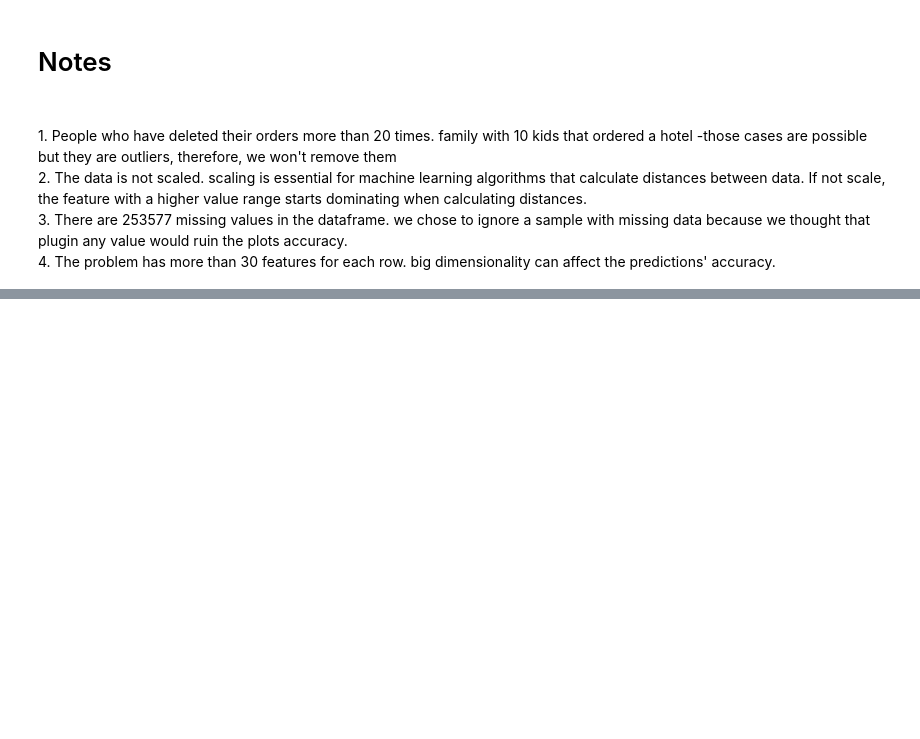
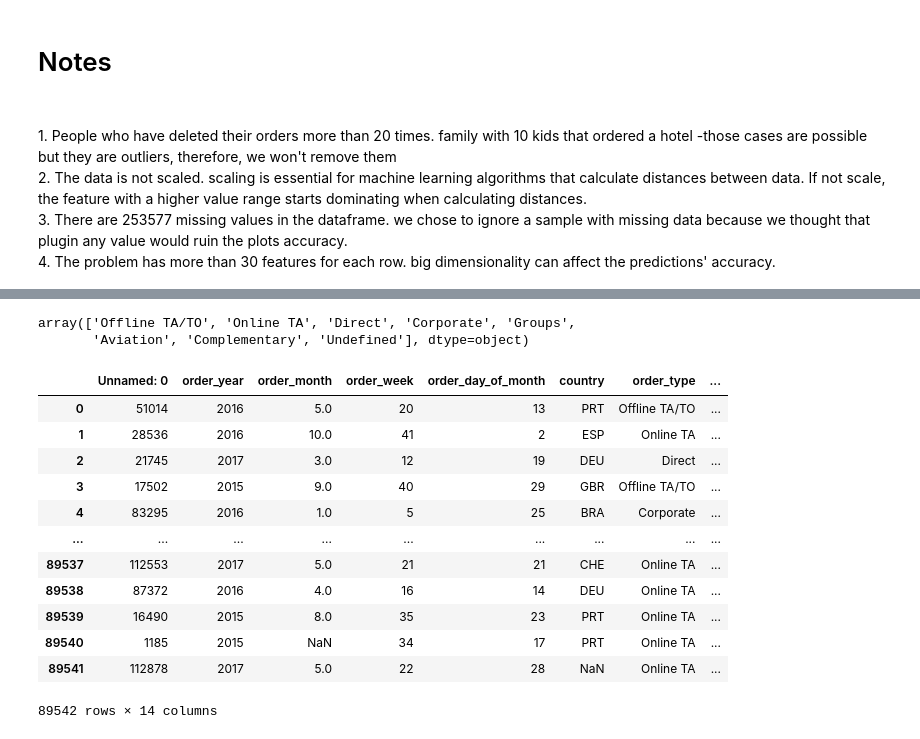
Before and after one commit to Guydada/Machine-Learning-Project---Guy-and-Tamar, a Jupyter notebook: Test.ipynb, the cells around one changed output, grey strips where cells are left out. Cells and saved outputs as stored; diff of their text form; code cells hidden in the pictures; blank space fills up the shorter version.

```diff
--- a/Test.ipynb
+++ b/Test.ipynb
@@ -128,0 +140,4 @@ df.isnull().sum().sum()
+# %%
+drop_col = df.isnull().sum().divide(89541)
+drop_col = list(drop_col[drop_col>0.5].index)
+drop_col
@@ -130,0 +150,30 @@ df.notnull().sum().sum()
+# %%
+# Using Standard Scaler
+
+
+# We chose features for standardization by dropping non-numeric or cyclic values
+
+features_to_scale = ['time_until_order', 'adults', 'children', 'babies',
+       'prev_canceled',
+       'prev_not_canceled', 'changes',
+      'adr', 'anon_feat_0', 'anon_feat_1', 'anon_feat_2',
+       'anon_feat_3', 'anon_feat_4', 'anon_feat_5', 'anon_feat_6',
+       'anon_feat_7', 'anon_feat_8', 'anon_feat_9', 'anon_feat_10',
+       'anon_feat_11']
+
+x = df.loc[:,features_to_scale].values
+x = StandardScaler().fit_transform(x)
+x = pd.DataFrame(x)
+# %%
+from sklearn.decomposition import PCA
+
+x = x.dropna()
+pca = PCA(n_components=2)
+principalComponents = pca.fit_transform(x)
+principalDf = pd.DataFrame(data = principalComponents
+             , columns = ['principal component 1', 'principal component 2'])
+# %%
+df['order_type'].unique()
+# %% [output]
+array(['Offline TA/TO', 'Online TA', 'Direct', 'Corporate', 'Groups',
+       'Aviation', 'Complementary', 'Undefined'], dtype=object)
@@ -130,0 +198,21 @@ df.notnull().sum().sum()
+# %%
+# Now after scaling, we would like to edit the main df and drop nan values altogether:
+df = df.drop(columns=drop_col)
+df = df.drop(columns=features_to_scale)
+# %%
+df[list(principalDf.columns)] = principalDf
+df
+# %% [output]
+|  | Unnamed: 0 | order_year | order_month | order_week | order_day_of_month | country | order_type | ... |
+| 0 | 51014 | 2016 | 5.0 | 20 | 13 | PRT | Offline TA/TO | ... |
+| 1 | 28536 | 2016 | 10.0 | 41 | 2 | ESP | Online TA | ... |
+| 2 | 21745 | 2017 | 3.0 | 12 | 19 | DEU | Direct | ... |
+| 3 | 17502 | 2015 | 9.0 | 40 | 29 | GBR | Offline TA/TO | ... |
+| 4 | 83295 | 2016 | 1.0 | 5 | 25 | BRA | Corporate | ... |
+| ... | ... | ... | ... | ... | ... | ... | ... | ... |
+| 89537 | 112553 | 2017 | 5.0 | 21 | 21 | CHE | Online TA | ... |
+| 89538 | 87372 | 2016 | 4.0 | 16 | 14 | DEU | Online TA | ... |
+| 89539 | 16490 | 2015 | 8.0 | 35 | 23 | PRT | Online TA | ... |
+| 89540 | 1185 | 2015 | NaN | 34 | 17 | PRT | Online TA | ... |
+| 89541 | 112878 | 2017 | 5.0 | 22 | 28 | NaN | Online TA | ... |
+89542 rows × 14 columns
```
Also changed, not shown: parts of 9 cells of this notebook.
